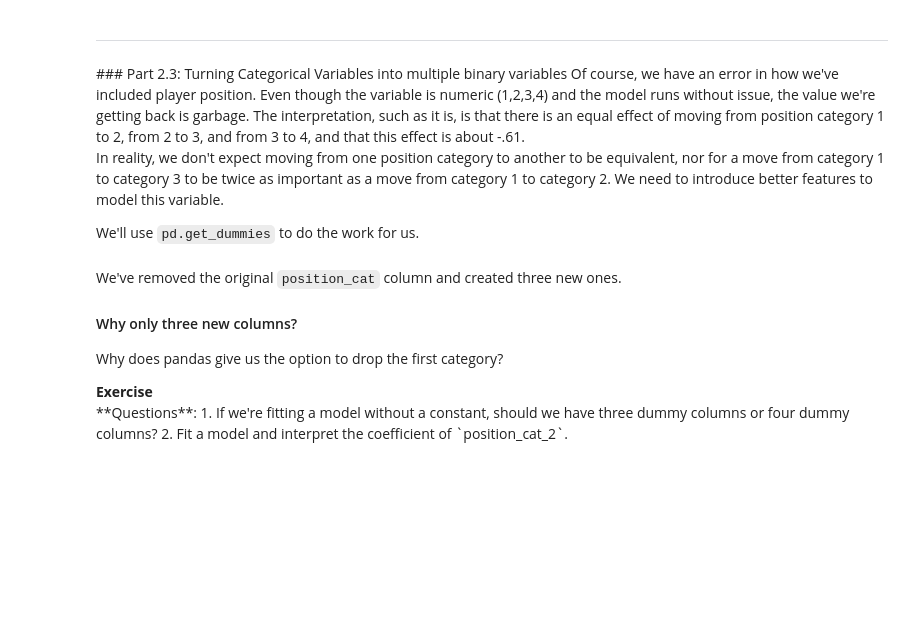
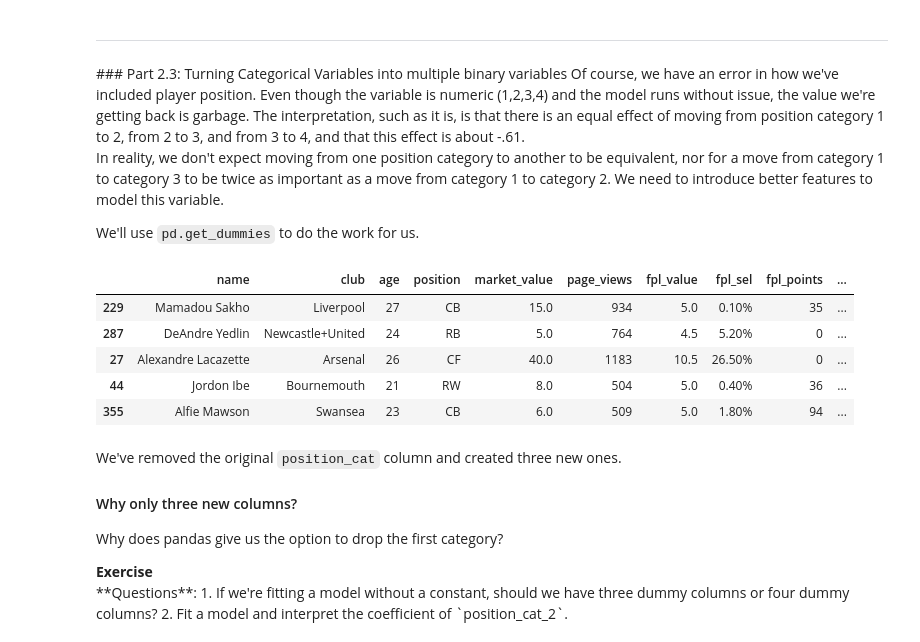
Before and after one commit to HammoutiD/ML, a Jupyter notebook: lab1bonus/lab1_Intro_to_ML_MPR.ipynb, the cells around one changed output. Saved outputs shown, nothing was run; the diff lists cells and outputs as text; code cells hidden in the pictures; blank space fills up the shorter version.

```diff
--- a/lab1bonus/lab1_Intro_to_ML_MPR.ipynb
+++ b/lab1bonus/lab1_Intro_to_ML_MPR.ipynb
@@ -258,10 +456,17 @@ In reality, we don't expect moving from one position category to another to be e
 
 We'll use `pd.get_dummies` to do the work for us.
 # %%
-train_design_recoded = pd.get_dummies(train_design, columns=['position_cat'], drop_first=True)
-test_design_recoded = pd.get_dummies(test_design, columns=['position_cat'], drop_first=True)
+train_design_recoded = pd.get_dummies(league_train, columns=['position_cat'], drop_first=True)
+test_design_recoded = pd.get_dummies(league_test, columns=['position_cat'], drop_first=True)
 
 train_design_recoded.head()
+# %% [output]
+|  | name | club | age | position | market_value | page_views | fpl_value | fpl_sel | fpl_points | ... |
+| 229 | Mamadou Sakho | Liverpool | 27 | CB | 15.0 | 934 | 5.0 | 0.10% | 35 | ... |
+| 287 | DeAndre Yedlin | Newcastle+United | 24 | RB | 5.0 | 764 | 4.5 | 5.20% | 0 | ... |
+| 27 | Alexandre Lacazette | Arsenal | 26 | CF | 40.0 | 1183 | 10.5 | 26.50% | 0 | ... |
+| 44 | Jordon Ibe | Bournemouth | 21 | RW | 8.0 | 504 | 5.0 | 0.40% | 36 | ... |
+| 355 | Alfie Mawson | Swansea | 23 | CB | 6.0 | 509 | 5.0 | 1.80% | 94 | ... |
 # %% [markdown]
 We've removed the original `position_cat` column and created three new ones.
 
```
Also changed, not shown: parts of 37 cells of this notebook, 2 other files.
